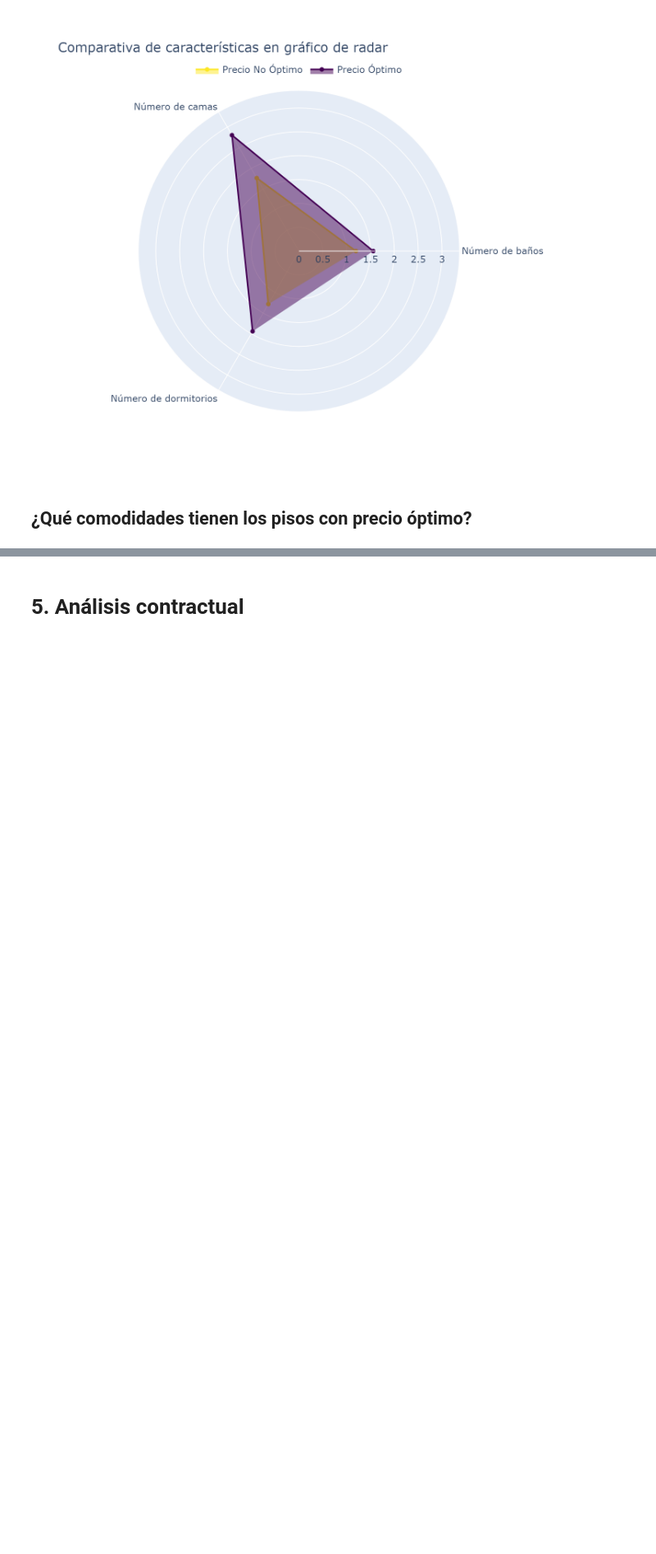
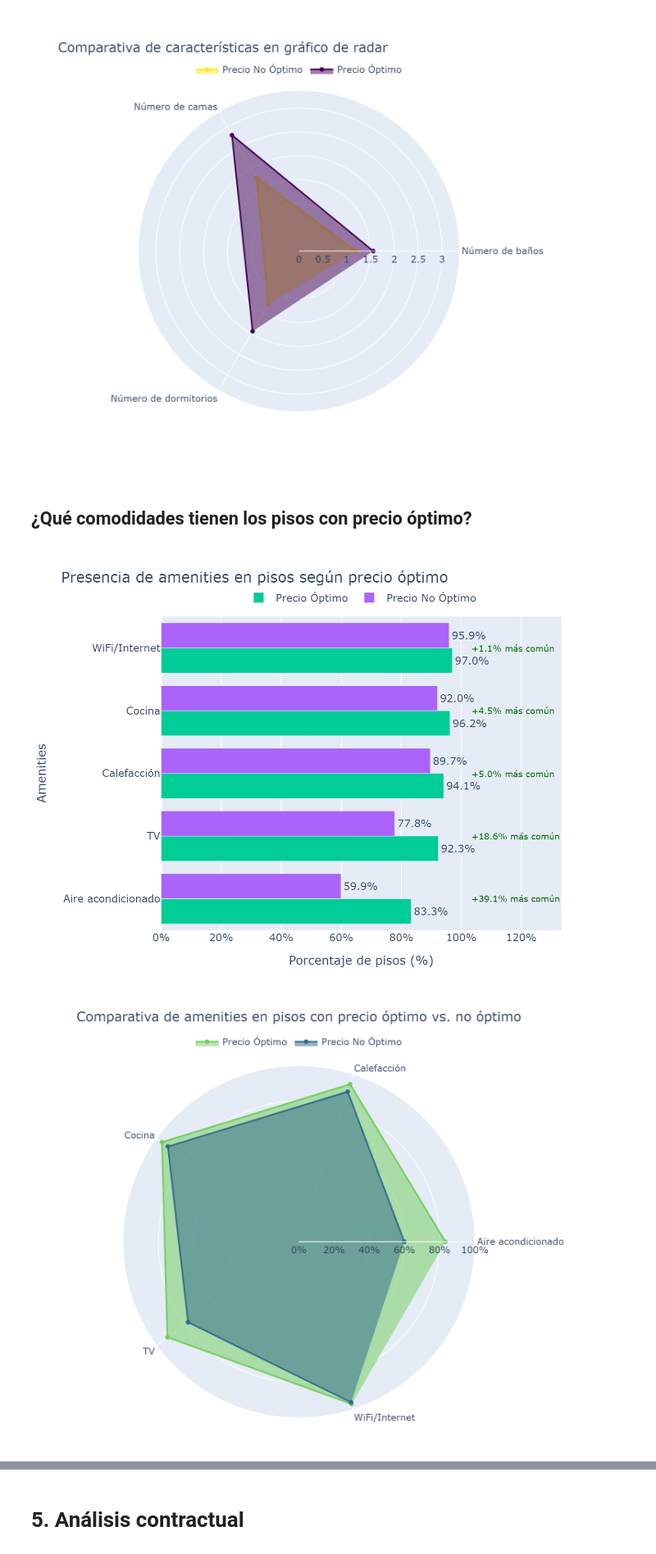
Before and after one commit to BarbaraGamarra/estudio-precios-airbnb-Madrid, a Jupyter notebook: notebooks/airbnb_Madrid.ipynb, the cells around one changed output, grey strips where cells are left out. Shown at 82% size. Cells and saved outputs as stored; diff of their text form; code cells hidden in the pictures; blank space fills up the shorter version.

```diff
--- a/notebooks/airbnb_Madrid.ipynb
+++ b/notebooks/airbnb_Madrid.ipynb
@@ -1197,33 +1197,38 @@ for i, precio in enumerate([True, False]):
             theta=categorias,
             fill='toself',
             name=nombre,
             line_color=color
         ))
 
 # Personalizar el diseño y corregir la posición del título para evitar superposición
 fig_radar.update_layout(
     polar=dict(
         radialaxis=dict(
             visible=True,
             range=[0, 1],
             tickformat='.0%'
         )
     ),
     title={
         'text': 'Comparativa de amenities en pisos con precio óptimo vs. no óptimo',
         'y': 0.95,  # Ajustar posición vertical del título
         'x': 0.5
     },
     showlegend=True,
     legend=dict(orientation='h', yanchor='top', y=1.1, xanchor='center', x=0.5),
     margin=dict(t=100, b=40),  # Aumentar el margen superior
     height=600,  # Aumentar la altura del gráfico
 )
 
 fig_radar.show()
 
 # fig.write_image("../docs/comparativa_amenities.png", scale=2)
 # fig_radar.write_image("../docs/comparativa_amenities_radar.png", scale=2)
+display(Image(filename="../docs/comparativa_amenities.png"))
+display(Image(filename="../docs/comparativa_amenities_radar.png"))
+# %% [output]
+[figure, added]
+[figure, added]
 # %%
 # Crear variables dummies para room_type
 df_room_dummies = pd.get_dummies(df['room_type'], prefix='room_type')
```
Also changed, not shown: parts of 4 cells of this notebook, 14 other files.
